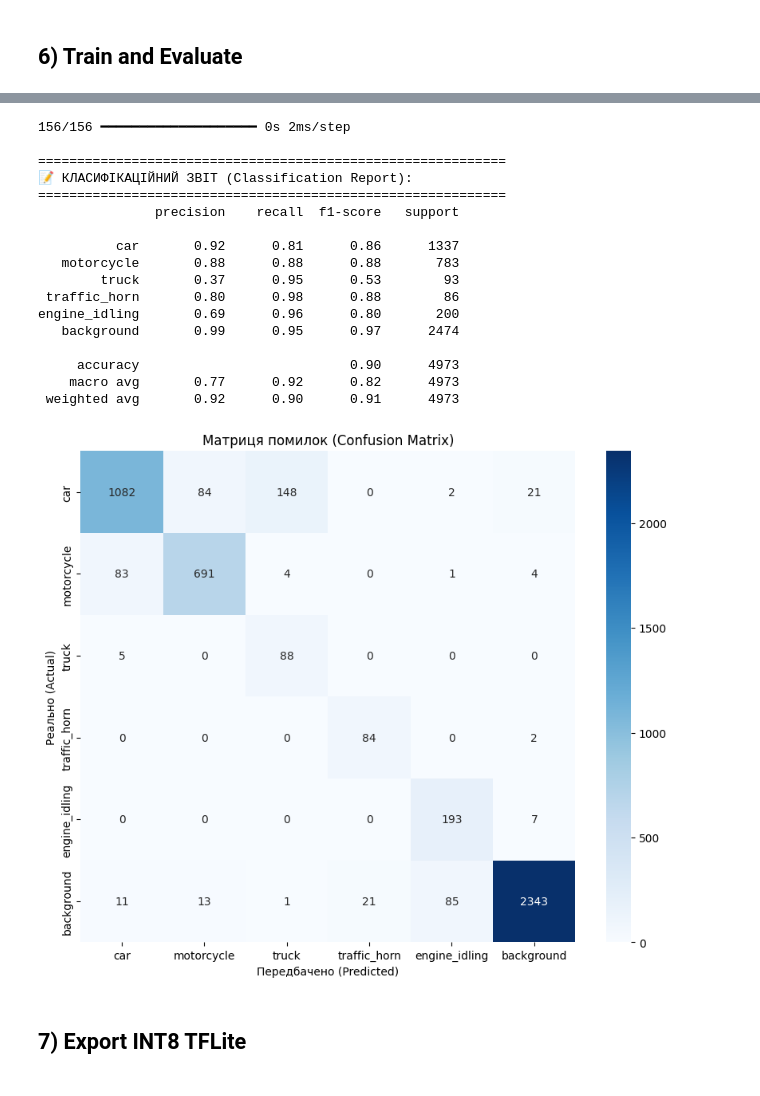
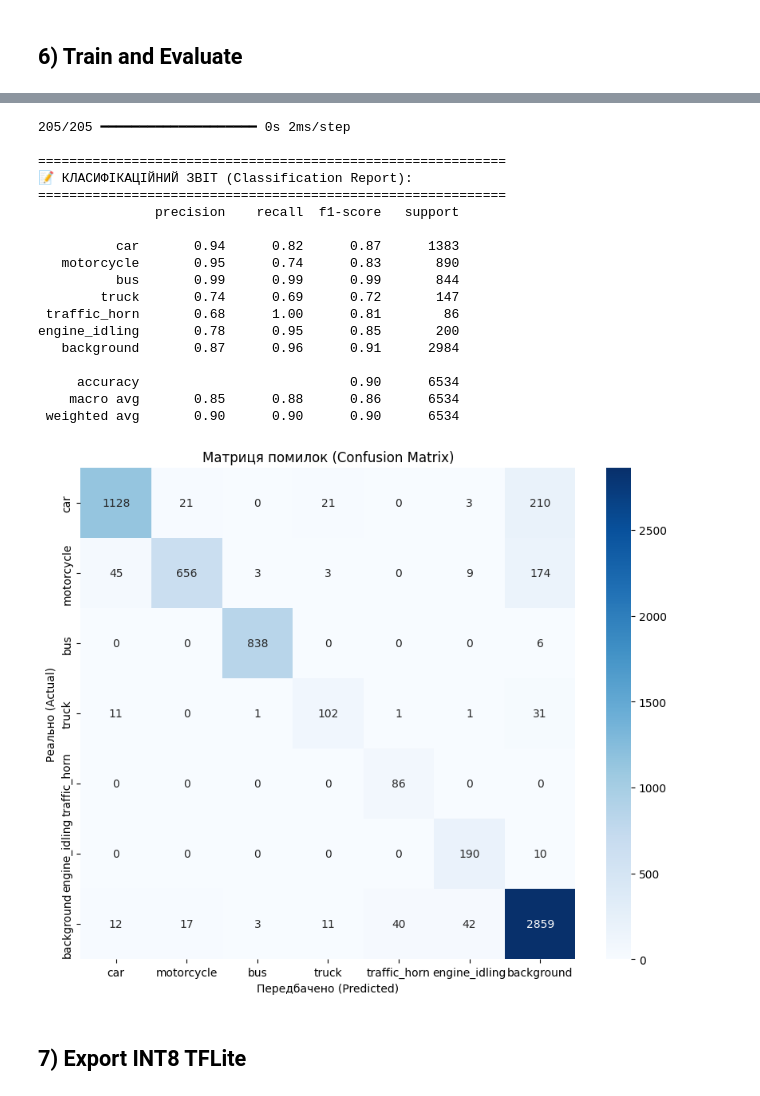
Before and after one commit to oleksandrivanetsoi2022-ctrl/Noise_detection_project, a Jupyter notebook: training/audio_mfcc_cnn_colab.ipynb, the cells around one changed output, grey strips where cells are left out. Drawn from its saved outputs; the diff is of its cells as text; code cells hidden in the pictures.

```diff
--- a/training/audio_mfcc_cnn_colab.ipynb
+++ b/training/audio_mfcc_cnn_colab.ipynb
@@ -233,9 +249,9 @@ def _count_wavs(root, max_items=3):
 roots = {
     "urbansound8k": globals().get("urban_root"),
     "fsc22": globals().get("fsc_root") or globals().get("fsc22_root"),
-    "vehicle_sounds": globals().get("path"),
-    "idmt_traffic": globals().get("idmt_path"),
-    "brinkor_vehicle": globals().get("extra_vehicle_path"),
+    "vehicle_sounds": globals().get("vehicle_root"),
+    "idmt_traffic": globals().get("idmt_root"),
+    "brinkor_vehicle": globals().get("brinkor_root"),
 }
 
 print("=== Roots ===")
@@ -403,9 +419,9 @@ def build_brinkor_df(root):
 
 u_root = globals().get("urban_root")
 f_root = globals().get("fsc22_root") or globals().get("fsc_root")
-v_root = globals().get("path")
-idmt_r = globals().get("idmt_path")
-brinkor_r = globals().get("extra_vehicle_path")
+v_root = globals().get("vehicle_root")
+idmt_r = globals().get("idmt_root")
+brinkor_r = globals().get("brinkor_root")
 
 frames = [
     build_urban_df(u_root),
@@ -715,9 +732,9 @@ def build_brinkor_df(root):
 # --- ЗБІРКА ---
 u_root = globals().get("urban_root")
 f_root = globals().get("fsc22_root") or globals().get("fsc_root")
-v_root = globals().get("path")
-idmt_r = globals().get("idmt_path")
-brinkor_r = globals().get("extra_vehicle_path")
+v_root = globals().get("vehicle_root")
+idmt_r = globals().get("idmt_root")
+brinkor_r = globals().get("brinkor_root")
 
 frames = [build_urban_df(u_root), build_fsc_df(f_root), build_vehicle_df(v_root), build_idmt_df(idmt_r), build_brinkor_df(brinkor_r)]
 all_df = pd.concat([df for df in frames if df is not None], ignore_index=True)
@@ -893,14 +911,17 @@ X_train, X_val, y_train, y_val = train_test_split(
 weights = class_weight.compute_class_weight('balanced', classes=np.unique(y_train), y=y_train)
 class_weights = dict(enumerate(weights))
 
-# 2. РУЧНЕ КОРЕГУВАННЯ
-# Твій мапінг: {0: car, 1: motorcycle, 2: truck, 3: horn, 4: idling, 5: bg}
-# Зменшуємо вагу вантажівки (індекс 2) у 2.5 рази.
-# Це змусить модель бути більш "впевненою", перш ніж видати цей клас.
-class_weights[2] = class_weights[2] * 0.4
+# 2. РУЧНЕ КОРЕГУВАННЯ ВАГ КЛАСІВ (як було до тюнінгу)
+truck_index = class_to_idx.get("truck")
+car_index = class_to_idx.get("car")
 
-# Трохи піднімемо вагу для car (індекс 0), щоб вона активніше "відвойовувала" свої файли
-class_weights[0] = class_weights[0] * 1.3
+# Зменшуємо вагу вантажівки, щоб зменшити хибні спрацювання
+if truck_index is not None:
+    class_weights[truck_index] = class_weights[truck_index] * 0.6
+
+# Трохи піднімемо вагу для car, щоб активніше "відвойовувала" свої файли
+if car_index is not None:
+    class_weights[car_index] = class_weights[car_index] * 1.3
 
 print("Оновлені ваги класів:", class_weights)
 
@@ -1044,50 +1065,54 @@ y_pred_probs = model.predict(X_val)
 # 2. Логіка з порогом: якщо модель впевнена менше ніж на 70% — це background
 threshold = 0.7
 y_pred_final = []
+bg_index = class_to_idx.get("background", len(np.unique(y)) - 1)
 
 for probs in y_pred_probs:
     if np.max(probs) < threshold:
-        y_pred_final.append(5) # відправляємо в фон
+        y_pred_final.append(bg_index)
     else:
         y_pred_final.append(np.argmax(probs))
 
+y_pred = np.array(y_pred_final)
+
 # 3. Дивимось на результат
-target_names = ['car', 'motorcycle', 'truck', 'traffic_horn', 'engine_idling', 'background']
+target_names = [name for name, _ in sorted(class_to_idx.items(), key=lambda kv: kv[1])]
 # 3. Вивід текстового звіту (Precision, Recall, F1)
 print("\n" + "="*60)
 print("📝 КЛАСИФІКАЦІЙНИЙ ЗВІТ (Classification Report):")
 print("="*60)
 print(classification_report(y_val, y_pred, target_names=target_names))
 
 # 4. Візуалізація матриці помилок (Confusion Matrix)
 # Це покаже, які класи модель плутає найчастіше
 cm = confusion_matrix(y_val, y_pred)
 plt.figure(figsize=(10, 8))
 sns.heatmap(cm, annot=True, fmt='d', cmap='Blues',
             xticklabels=target_names, yticklabels=target_names)
 plt.xlabel('Передбачено (Predicted)')
 plt.ylabel('Реально (Actual)')
 plt.title('Матриця помилок (Confusion Matrix)')
 plt.show()
 # %% [output]
-156/156 ━━━━━━━━━━━━━━━━━━━━ 0s 2ms/step
+205/205 ━━━━━━━━━━━━━━━━━━━━ 0s 2ms/step
 
 ============================================================
 📝 КЛАСИФІКАЦІЙНИЙ ЗВІТ (Classification Report):
 ============================================================
                precision    recall  f1-score   support
 
-          car       0.92      0.81      0.86      1337
-   motorcycle       0.88      0.88      0.88       783
-        truck       0.37      0.95      0.53        93
- traffic_horn       0.80      0.98      0.88        86
-engine_idling       0.69      0.96      0.80       200
-   background       0.99      0.95      0.97      2474
+          car       0.94      0.82      0.87      1383
+   motorcycle       0.95      0.74      0.83       890
+          bus       0.99      0.99      0.99       844
+        truck       0.74      0.69      0.72       147
+ traffic_horn       0.68      1.00      0.81        86
+engine_idling       0.78      0.95      0.85       200
+   background       0.87      0.96      0.91      2984
 
-     accuracy                           0.90      4973
-    macro avg       0.77      0.92      0.82      4973
- weighted avg       0.92      0.90      0.91      4973
+     accuracy                           0.90      6534
+    macro avg       0.85      0.88      0.86      6534
+ weighted avg       0.90      0.90      0.90      6534
-[figure, old version]
+[figure, new version]
 # %% [markdown]
 ## 7) Export INT8 TFLite
 # %%
```
Also changed, not shown: parts of 17 cells of this notebook.
